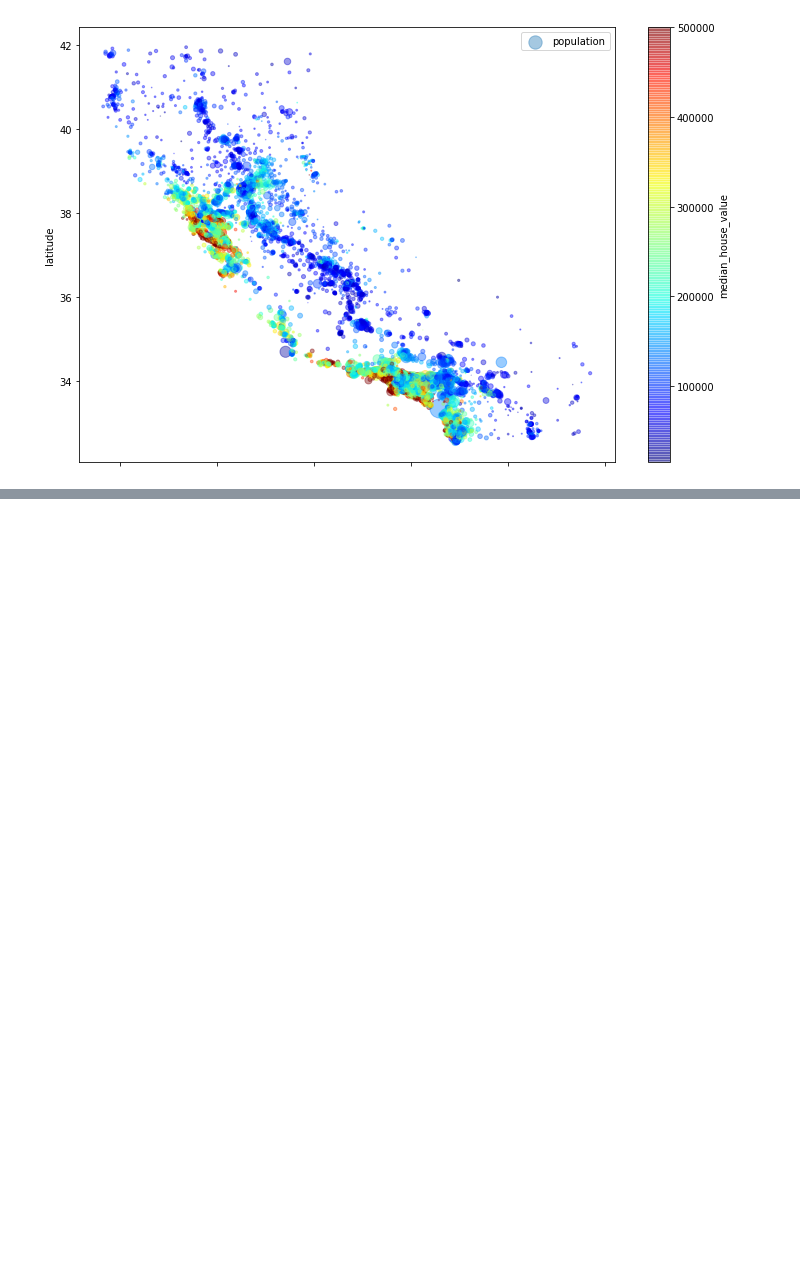
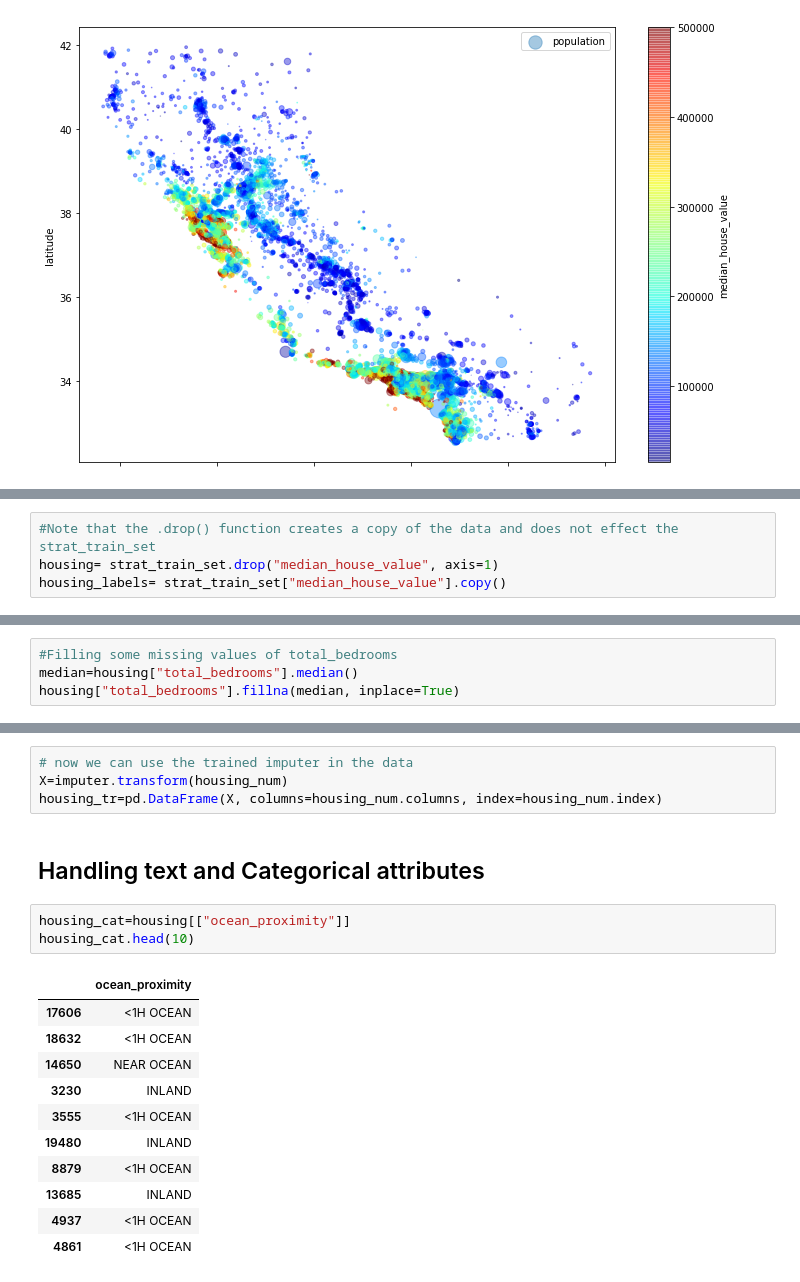
Before and after one commit to Arjun-Deshwal/End-to-end-ML-Project, a Jupyter notebook: Housing.ipynb, the cells around one changed output, grey strips where cells are left out. Saved outputs shown, nothing was run; the diff lists cells and outputs as text; blank space fills up the shorter version.

```diff
--- a/Housing.ipynb
+++ b/Housing.ipynb
@@ -196,0 +264,4 @@ plt.legend()
+# %%
+#Note that the .drop() function creates a copy of the data and does not effect the strat_train_set
+housing= strat_train_set.drop("median_house_value", axis=1)
+housing_labels= strat_train_set["median_house_value"].copy()
@@ -196,0 +270,4 @@ plt.legend()
+# %%
+#Filling some missing values of total_bedrooms
+median=housing["total_bedrooms"].median()
+housing["total_bedrooms"].fillna(median, inplace=True)
@@ -196,0 +283,21 @@ plt.legend()
+# %%
+# now we can use the trained imputer in the data
+X=imputer.transform(housing_num)
+housing_tr=pd.DataFrame(X, columns=housing_num.columns, index=housing_num.index)
+# %% [markdown]
+## Handling text and Categorical attributes
+# %%
+housing_cat=housing[["ocean_proximity"]]
+housing_cat.head(10)
+# %% [output]
+|  | ocean_proximity |
+| 17606 | <1H OCEAN |
+| 18632 | <1H OCEAN |
+| 14650 | NEAR OCEAN |
+| 3230 | INLAND |
+| 3555 | <1H OCEAN |
+| 19480 | INLAND |
+| 8879 | <1H OCEAN |
+| 13685 | INLAND |
+| 4937 | <1H OCEAN |
+| 4861 | <1H OCEAN |
```
Also changed, not shown: parts of 30 cells of this notebook.
